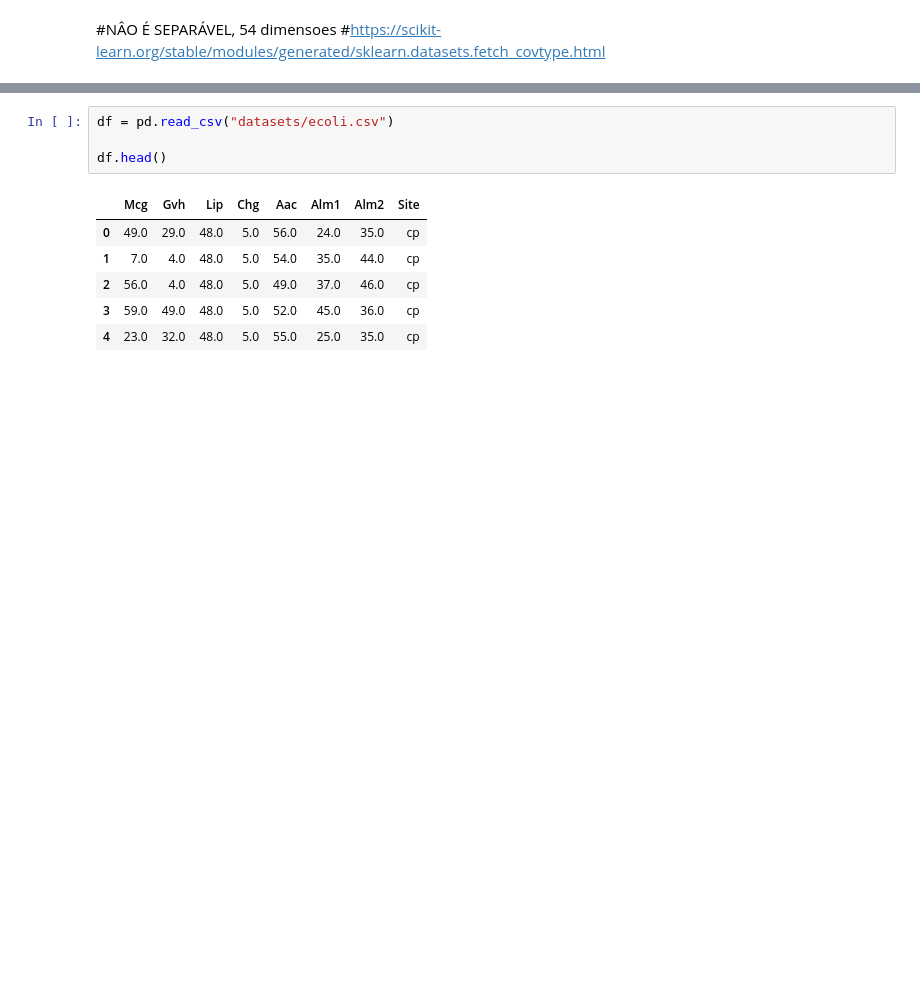
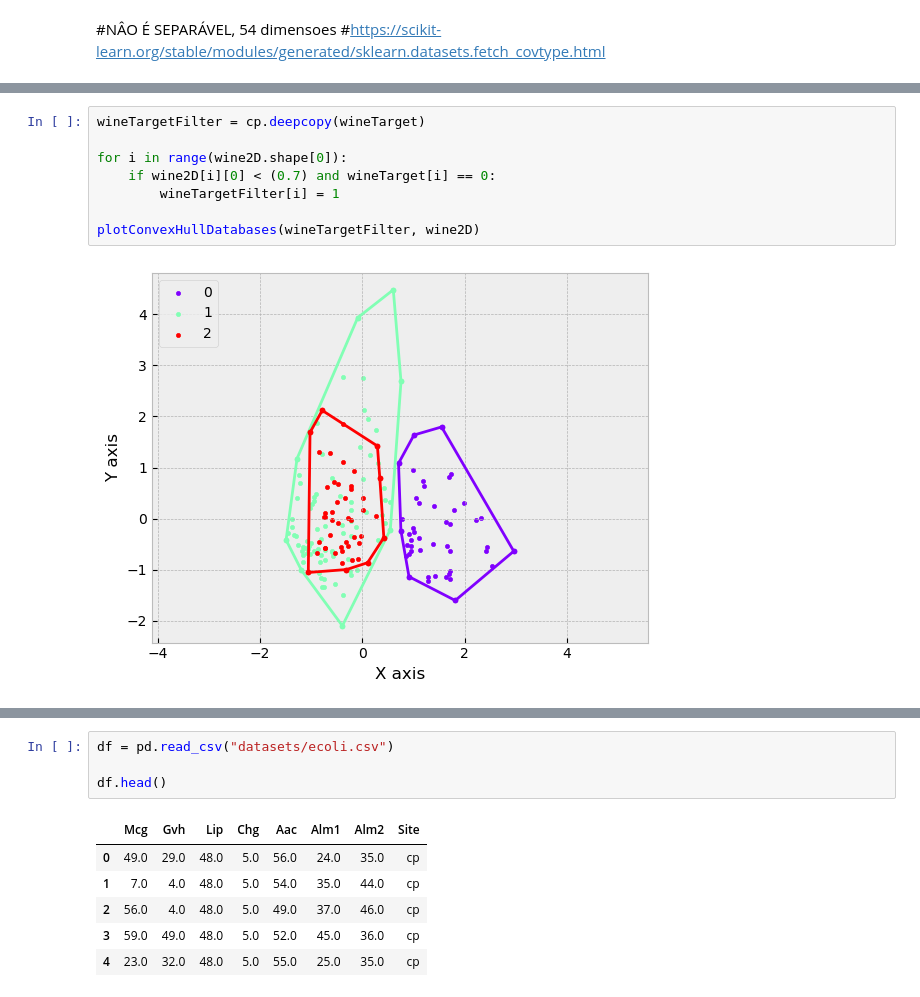
Before and after one commit to probablygab/2d-linear-classifier, a Jupyter notebook: tp1_alg2.ipynb, the cells around one changed output, grey strips where cells are left out. Drawn from its saved outputs; the diff is of its cells as text; blank space fills up the shorter version.

```diff
--- a/tp1_alg2.ipynb
+++ b/tp1_alg2.ipynb
@@ -988,0 +995,10 @@ plotConvexHullDatabases(wine.target, wine2D)
+# %%
+wineTargetFilter = cp.deepcopy(wineTarget)
+
+for i in range(wine2D.shape[0]):
+    if wine2D[i][0] < (0.7) and wineTarget[i] == 0:
+        wineTargetFilter[i] = 1
+
+plotConvexHullDatabases(wineTargetFilter, wine2D)
+# %% [output]
+[figure, added]
```
Also changed, not shown: parts of 34 cells of this notebook, 5 other files.
